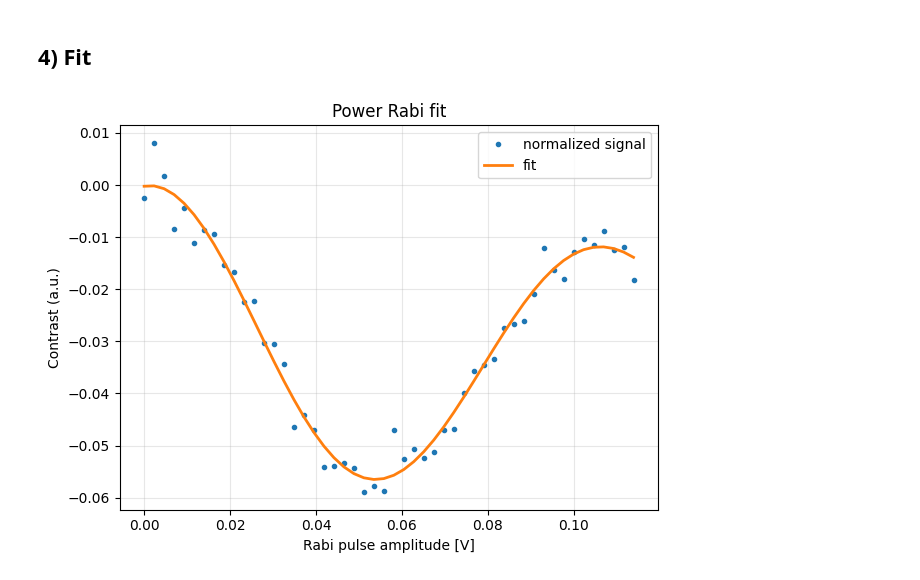
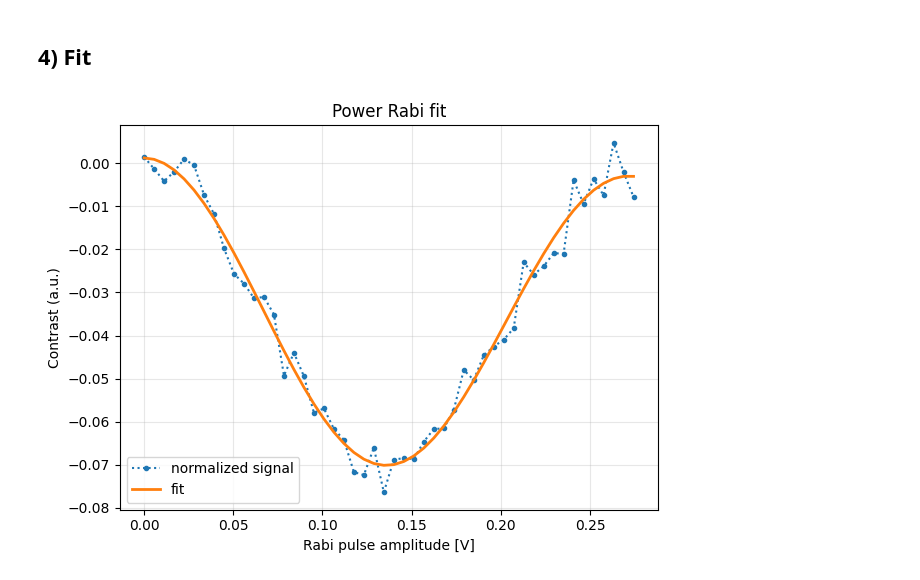
Before and after one commit to qeg-ungar/qua-libs, a Jupyter notebook: Quantum-Control-Applications/Optically addressable spin qubits/NV2_array_sprout/analysis/analyze_power_rabi.ipynb, the cells around one changed output. Drawn from its saved outputs; the diff is of its cells as text; code cells hidden in the pictures.

```diff
--- a/Quantum-Control-Applications/Optically addressable spin qubits/NV2_array_sprout/analysis/analyze_power_rabi.ipynb
+++ b/Quantum-Control-Applications/Optically addressable spin qubits/NV2_array_sprout/analysis/analyze_power_rabi.ipynb
@@ -37,7 +33,8 @@ CC_NS = 4.0 # 4 ns per clock cycle
 # %% [markdown]
 ## 2) Load saved arrays
 # %%
-reader = DatasetReader(nv_root=NV2, data_root=DATA_ROOT)
+reader = DatasetReader(nv_root=NV2)
+DATA_ROOT = reader.data_root
 
 EXPERIMENT_TAG = 'power_rabi'  # matches dataset folder names like '#17_power_rabi_155155'
 
@@ -114,70 +111,37 @@ plt.show()
 # %% [markdown]
 ## 4) Fit
 # %%
-reload(fits)
-fitter = fits.ExperimentFitter()
-
-# Prepare dataset for fit_power_rabi
-dataset = {
-    'a_vec': a_vec,
-    'normalized_data': normalized_data
-}
-fit_res = fitter.fit_power_rabi(dataset, x180_amp_nv=x180_amp)
-
-x = getattr(fit_res, 'x', None)
-y = getattr(fit_res, 'y', None)
-y_fit = getattr(fit_res, 'y_fit', None)
-if x is None:
-    x = amp_volts
-if y is None:
-    y = normalized_data
+fitter = Fitter()
+res = fitter.decaying_cosine(amp_volts, normalized_data)
 
 plt.figure(figsize=(6.4, 4.8))
-plt.plot(x, y, 'o', ms=3, label='normalized signal')
-if y_fit is not None:
-    plt.plot(x, y_fit, '-', lw=2, label='fit')
+plt.plot(res.x, res.y, ':o', ms=3, label='normalized signal')
+plt.plot(res.x, res.y_fit, '-', lw=2, label='fit')
 plt.xlabel('Rabi pulse amplitude [V]')
 plt.ylabel('Contrast (a.u.)')
 plt.title('Power Rabi fit')
 plt.grid(True, alpha=0.3)
 plt.legend()
 plt.tight_layout()
 plt.show()
 
-# Then print fit details
-def as_scalar(v):
-    try:
-        a = np.asarray(v, dtype=float).ravel()
-        return float(a[0]) if a.size else None
-    except Exception:
-        return None
+amp   = res.params['amp']
+freq  = res.params['freq']
+phase = res.params['phase']
+T     = res.params['T']
+offset = res.params['offset']
 
-amp = as_scalar(fit_res.params.get('amp'))
-f = as_scalar(fit_res.params.get('f'))
-phase = as_scalar(fit_res.params.get('phase'))
-offset = as_scalar(fit_res.params.get('offset'))
-T = as_scalar(fit_res.params.get('T'))
-
-print('Fit function:')
-if all(v is not None for v in [amp, f, phase, offset]):
-    if T is not None and T > 0:
-        print('y(A) = amp * cos(2π f A + phase) * exp(-A/T) + offset')
-    else:
-        print('y(A) = amp * cos(2π f A + phase) + offset')
-    print(f'  amp={amp}, f={f} 1/V, phase={phase} rad, offset={offset}, T={T} V')
-else:
-    print('Could not format analytic function (missing amp/f/phase/offset).')
+print(res)
 
 print('\nDerived amplitudes:')
-if f is not None and f > 0:
-    period_V = 1.0 / f
-    A_pi_halfperiod_V = 0.5 / f
+if freq > 0:
+    period_V = 1.0 / freq
+    A_pi_halfperiod_V = 0.5 / freq
+    A_pi_phase_V = ((np.pi - phase) % (2.0 * np.pi)) / (2.0 * np.pi * freq)
     print(f'- period: {period_V:.4f} V')
     print(f'- A_pi (half-period): {A_pi_halfperiod_V:.4f} V')
-    if phase is not None:
-        A_pi_phase_V = ((np.pi - phase) % (2.0 * np.pi)) / (2.0 * np.pi * f)
-        print(f'- A_pi (phase-adjusted, first cos minimum): {A_pi_phase_V:.4f} V')
+    print(f'- A_pi (phase-adjusted, first cos minimum): {A_pi_phase_V:.4f} V')
 else:
-    print('Could not compute A_pi (missing/invalid f).')
+    print('Could not compute A_pi (missing/invalid freq).')
 # %% [output]
-[figure, old version]
+[figure, new version]
```
Also changed, not shown: parts of 4 cells of this notebook, 20 other files.
